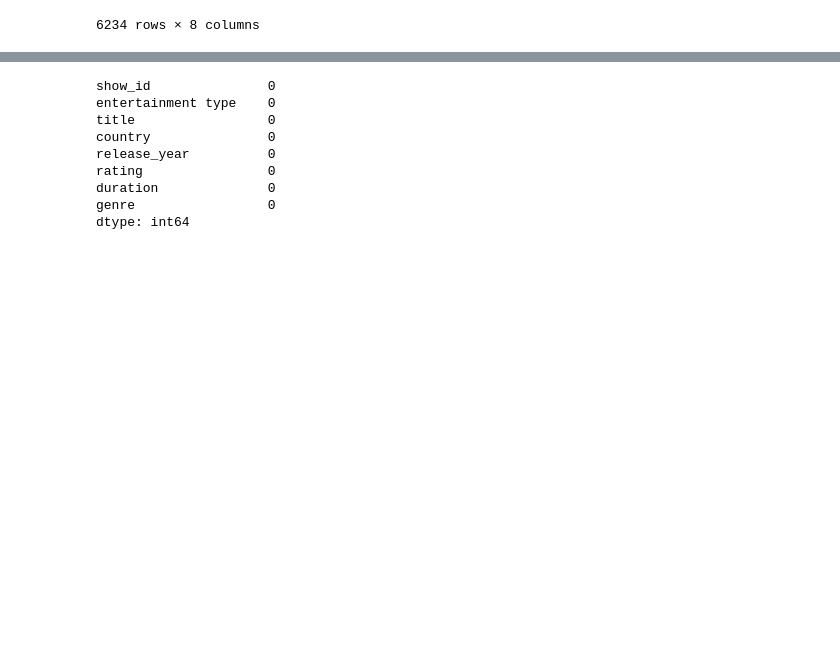
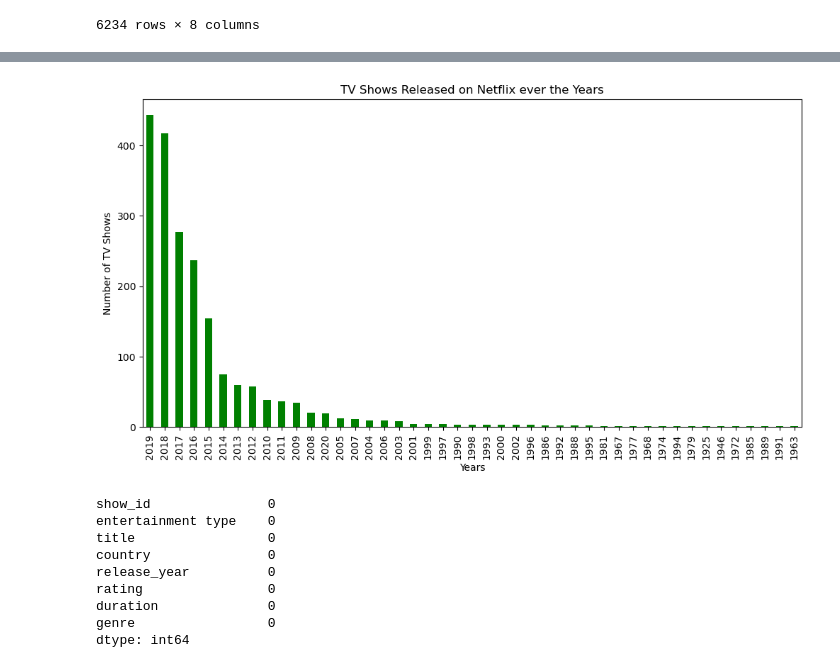
Before and after one commit to guptga/NetFlix-Movies-and-TV-Shows-Analysis, a Jupyter notebook: Netflix Data Analysis .ipynb, the cells around one changed output, grey strips where cells are left out. Saved outputs shown, nothing was run; the diff lists cells and outputs as text; code cells hidden in the pictures; blank space fills up the shorter version.

```diff
--- a/Netflix Data Analysis .ipynb
+++ b/Netflix Data Analysis .ipynb
@@ -172,3 +206,12 @@ netflix_data_df
+# %%
+plt.figure(figsize=(12,6))
+netflix_data_df[netflix_data_df["entertainment type"]=="TV Show"]["release_year"].value_counts().plot(kind="bar",color="Green")
+plt.title("TV Shows Released on Netflix ever the Years")
+plt.xlabel("Years")
+plt.ylabel("Number of TV Shows")
+plt.show()
+# %% [output]
+[figure, added]
 # %%
 netflix_data_df.isnull().sum()
 # %% [output]
```
Also changed, not shown: parts of 8 cells of this notebook.
